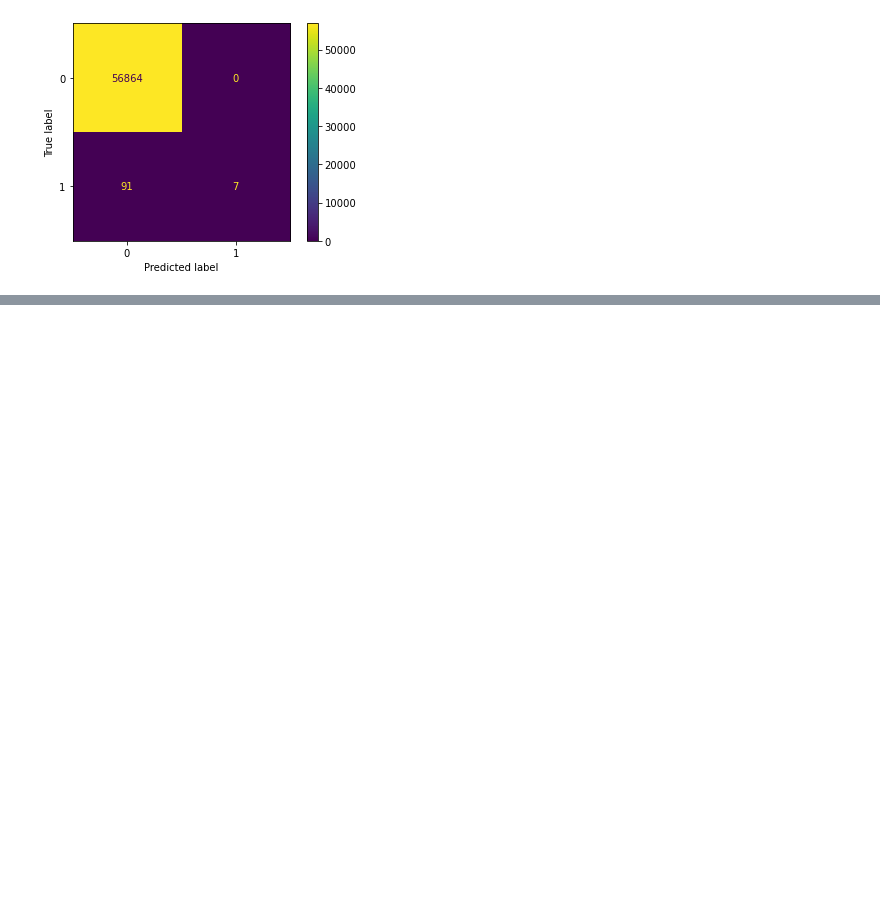
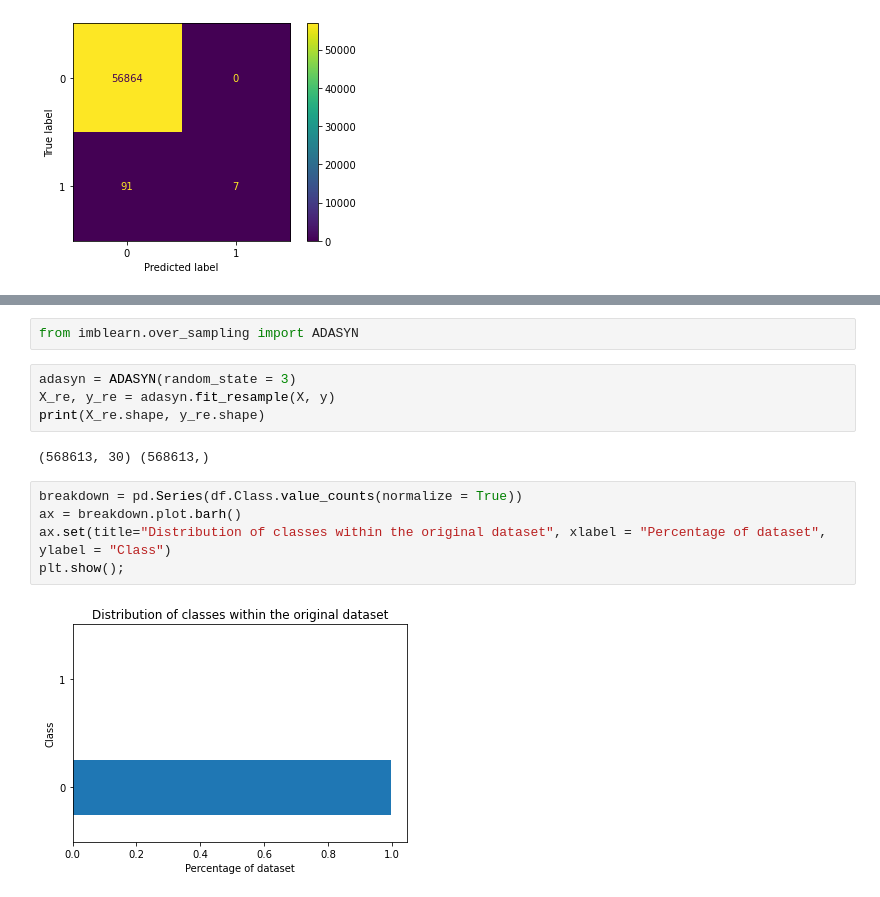
Before and after one commit to jyirrell/credit_card_fraud, a Jupyter notebook: credit_card_classifier.ipynb, the cells around one changed output, grey strips where cells are left out. Cells and saved outputs as stored; diff of their text form; blank space fills up the shorter version.

Commit message:
added ADASYN method

```diff
--- a/credit_card_classifier.ipynb
+++ b/credit_card_classifier.ipynb
@@ -361,0 +380,15 @@ f1 score of best estimator was 0.8852459016393441
+# %%
+from imblearn.over_sampling import ADASYN
+# %%
+adasyn = ADASYN(random_state = 3)
+X_re, y_re = adasyn.fit_resample(X, y)
+print(X_re.shape, y_re.shape)
+# %% [output]
+(568613, 30) (568613,)
+# %%
+breakdown = pd.Series(df.Class.value_counts(normalize = True))
+ax = breakdown.plot.barh()
+ax.set(title="Distribution of classes within the original dataset", xlabel = "Percentage of dataset", ylabel = "Class")
+plt.show();
+# %% [output]
+[figure, added]
```
Also changed, not shown: parts of 23 cells of this notebook.
